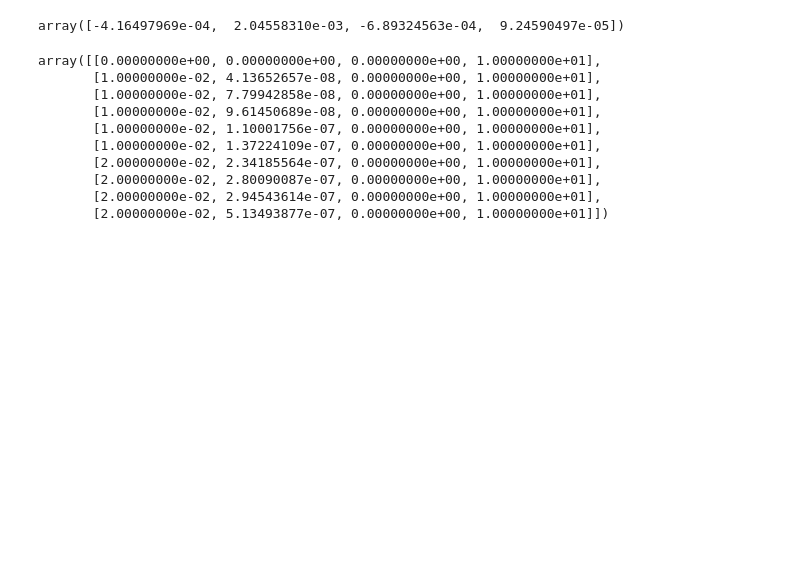
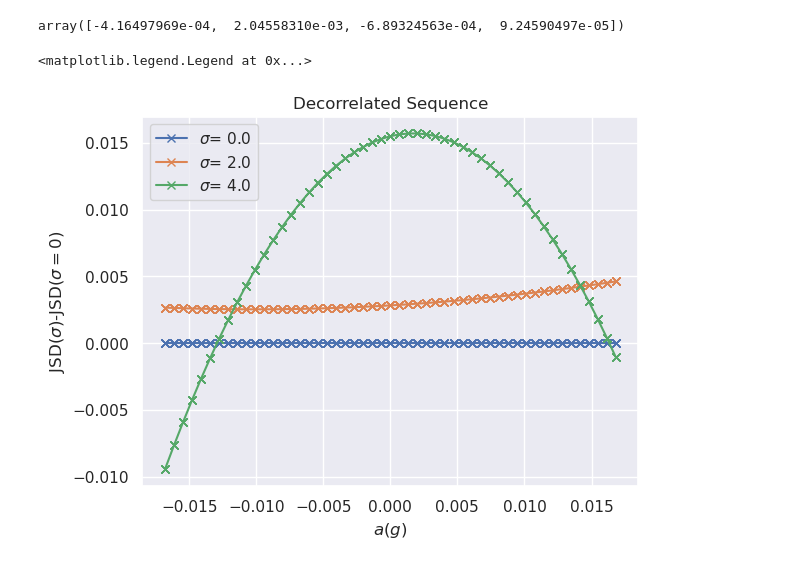
Before and after one commit to rootware/lattice_evolution, a Jupyter notebook: Python/Jitter.ipynb, the cells around one changed output. Cells and saved outputs as stored; diff of their text form; code cells hidden in the pictures; blank space fills up the shorter version.

```diff
--- a/Python/Jitter.ipynb
+++ b/Python/Jitter.ipynb
@@ -44,13 +41,33 @@ datanew  = datafile_SP[ np.lexsort((datafile_SP[:,1],datafile_SP[:,0])) ]
-# %%
-datanew[0:10, 0:4]
-# %% [output]
-array([[0.00000000e+00, 0.00000000e+00, 0.00000000e+00, 1.00000000e+01],
-       [1.00000000e-02, 4.13652657e-08, 0.00000000e+00, 1.00000000e+01],
-       [1.00000000e-02, 7.79942858e-08, 0.00000000e+00, 1.00000000e+01],
-       [1.00000000e-02, 9.61450689e-08, 0.00000000e+00, 1.00000000e+01],
-       [1.00000000e-02, 1.10001756e-07, 0.00000000e+00, 1.00000000e+01],
-       [1.00000000e-02, 1.37224109e-07, 0.00000000e+00, 1.00000000e+01],
-       [2.00000000e-02, 2.34185564e-07, 0.00000000e+00, 1.00000000e+01],
-       [2.00000000e-02, 2.80090087e-07, 0.00000000e+00, 1.00000000e+01],
-       [2.00000000e-02, 2.94543614e-07, 0.00000000e+00, 1.00000000e+01],
-       [2.00000000e-02, 5.13493877e-07, 0.00000000e+00, 1.00000000e+01]])
+# %%
+datafile_MP = np.loadtxt("../test_jitter_updated/jitter_MP_diagnostic.txt");
+datanew  = datafile_MP[ np.lexsort((datafile_MP[:,2],datafile_MP[:,0])) ]
+
+sigma=np.unique(datanew[:,0])
+data_select=datanew[datanew[:,0]==0];
+x0= data_select[:,2]*Units.accUnit/Units.g;
+y0=data_select[:,1];
+p0=np.polyfit(x0,y0,deg=2);
+y0=p0[0]*x0**2+p0[1]*x0+p0[2];
+
+for i in range( len(sigma) ):
+    data_select=datanew[datanew[:,0]==sigma[i]];
+    x=data_select[:,2]*Units.accUnit/Units.g; y= data_select[:,1];
+    p=np.polyfit(x,y,deg=2)
+    plt.plot(x, p[0]*x**2+p[1]*x+p[2]-y0,'x-',label="$\sigma$= "+str(sigma[i]));
+
+plt.xlabel("$a(g)$"); plt.ylabel("JSD($\sigma$)-JSD($\sigma=0$)");
+plt.title("Decorrelated Sequence");
+
+# datafile_SP = np.loadtxt("../test_jitter_updated/jitter_SP_diagnostic.txt");
+# datanew  = datafile_SP[ np.lexsort((datafile_SP[:,2],datafile_SP[:,0])) ]
+
+# sigma=np.unique(datanew[:,0])
+# sigma=np.unique(datanew[:,0])
+# for i in range( len(sigma) ):
+#     data_select=datanew[datanew[:,0]==sigma[i]];
+#     plt.plot(data_select[:,2]*Units.accUnit/Units.g, data_select[:,1], 'x',label="SP + "+str(sigma[i]));
+
+plt.legend()
+# %% [output]
+<matplotlib.legend.Legend at 0x...>
+[figure, added]
```
Also changed, not shown: parts of 11 cells of this notebook, 23 other files.
